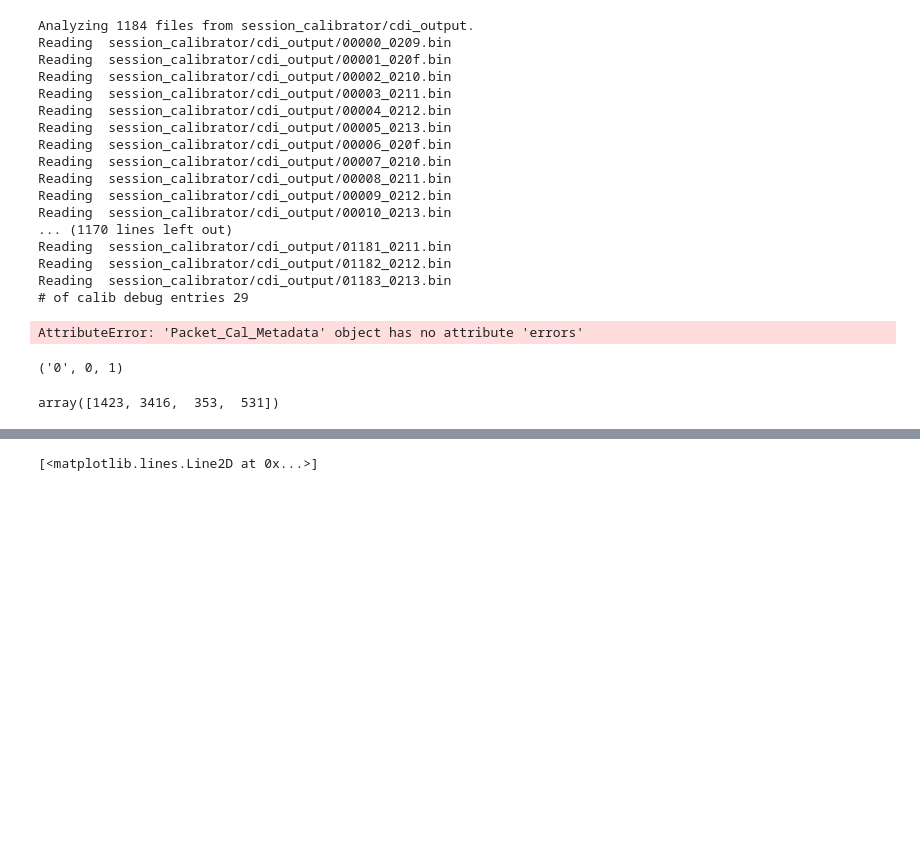
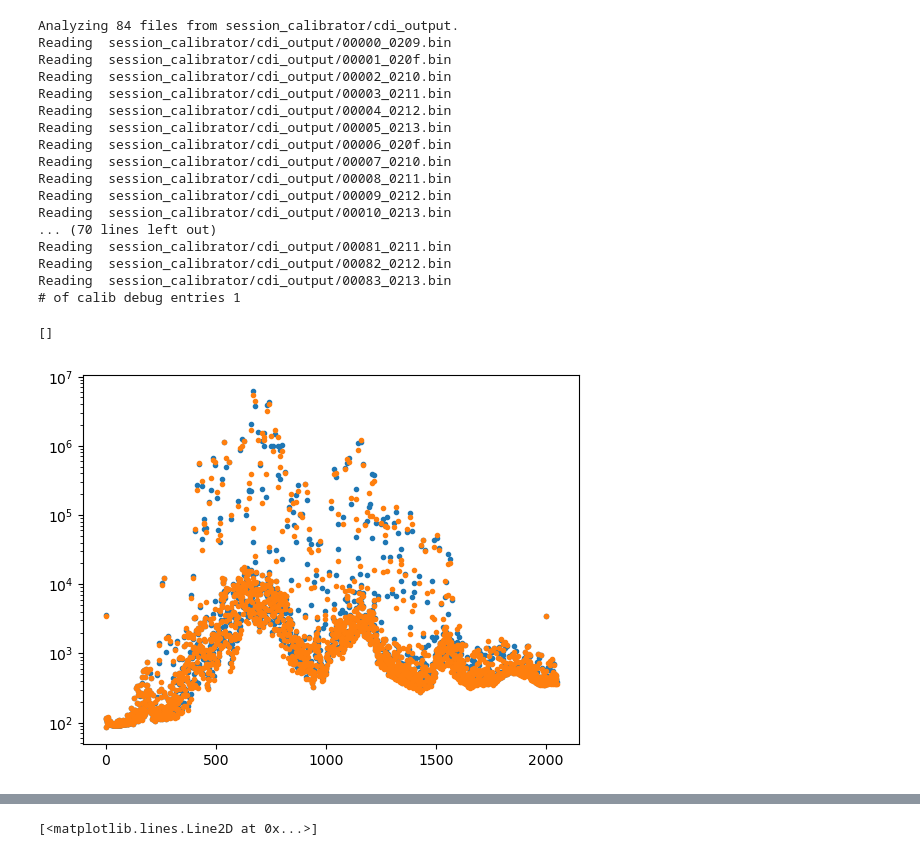
Before and after one commit to lusee-night/uncrater, a Jupyter notebook: calib_test.ipynb, the cells around one changed output, grey strips where cells are left out. Saved outputs shown, nothing was run; the diff lists cells and outputs as text; code cells hidden in the pictures; blank space fills up the shorter version.

```diff
--- a/calib_test.ipynb
+++ b/calib_test.ipynb
@@ -20,12 +20,13 @@ def spec(w):
     return np.abs(np.fft.rfft(w)**2)
 # %%
 C = uc.Collection("session_calibrator/cdi_output", verbose=True)
+C.cut_to_hello()
 Cd= C
 #Cd = uc.Collection("session_calibrator/cdi_output")
 #Cx = uc.Collection("session_calibrator/cdi_output")
 #C.calib_data.shape
 # %% [output]
-Analyzing 1184 files from session_calibrator/cdi_output.
+Analyzing 84 files from session_calibrator/cdi_output.
 Reading  session_calibrator/cdi_output/00000_0209.bin
 Reading  session_calibrator/cdi_output/00001_020f.bin
 Reading  session_calibrator/cdi_output/00002_0210.bin
@@ -37,20 +38,15 @@ Reading  session_calibrator/cdi_output/00007_0210.bin
 Reading  session_calibrator/cdi_output/00008_0211.bin
 Reading  session_calibrator/cdi_output/00009_0212.bin
 Reading  session_calibrator/cdi_output/00010_0213.bin
-... (1170 lines left out)
-Reading  session_calibrator/cdi_output/01181_0211.bin
-Reading  session_calibrator/cdi_output/01182_0212.bin
-Reading  session_calibrator/cdi_output/01183_0213.bin
-# of calib debug entries 29
+... (70 lines left out)
+Reading  session_calibrator/cdi_output/00081_0211.bin
+Reading  session_calibrator/cdi_output/00082_0212.bin
+Reading  session_calibrator/cdi_output/00083_0213.bin
+# of calib debug entries 1
-# %%
-plt.plot([x.errors for x in C.calib_meta])
-# %% [output]
-AttributeError: 'Packet_Cal_Metadata' object has no attribute 'errors'
-# %%
-f"{x.process_err_cnt[0]:x}", x.delta_drift_cor_a, x.delta_drift_cor_b
-# %% [output]
-('0', 0, 1)
-# %%
-C.spectra[0]['meta'].adc_max
-# %% [output]
-array([1423, 3416,  353,  531])
+# %%
+for i in [0,7]:
+    plt.plot(np.mean(np.array([sp[2].data[:] for sp in C.spectra[i::8]]),axis=0),'.')
+plt.semilogy()
+# %% [output]
+[]
+[figure, added]
```
Also changed, not shown: parts of 8 cells of this notebook, 5 other files.
